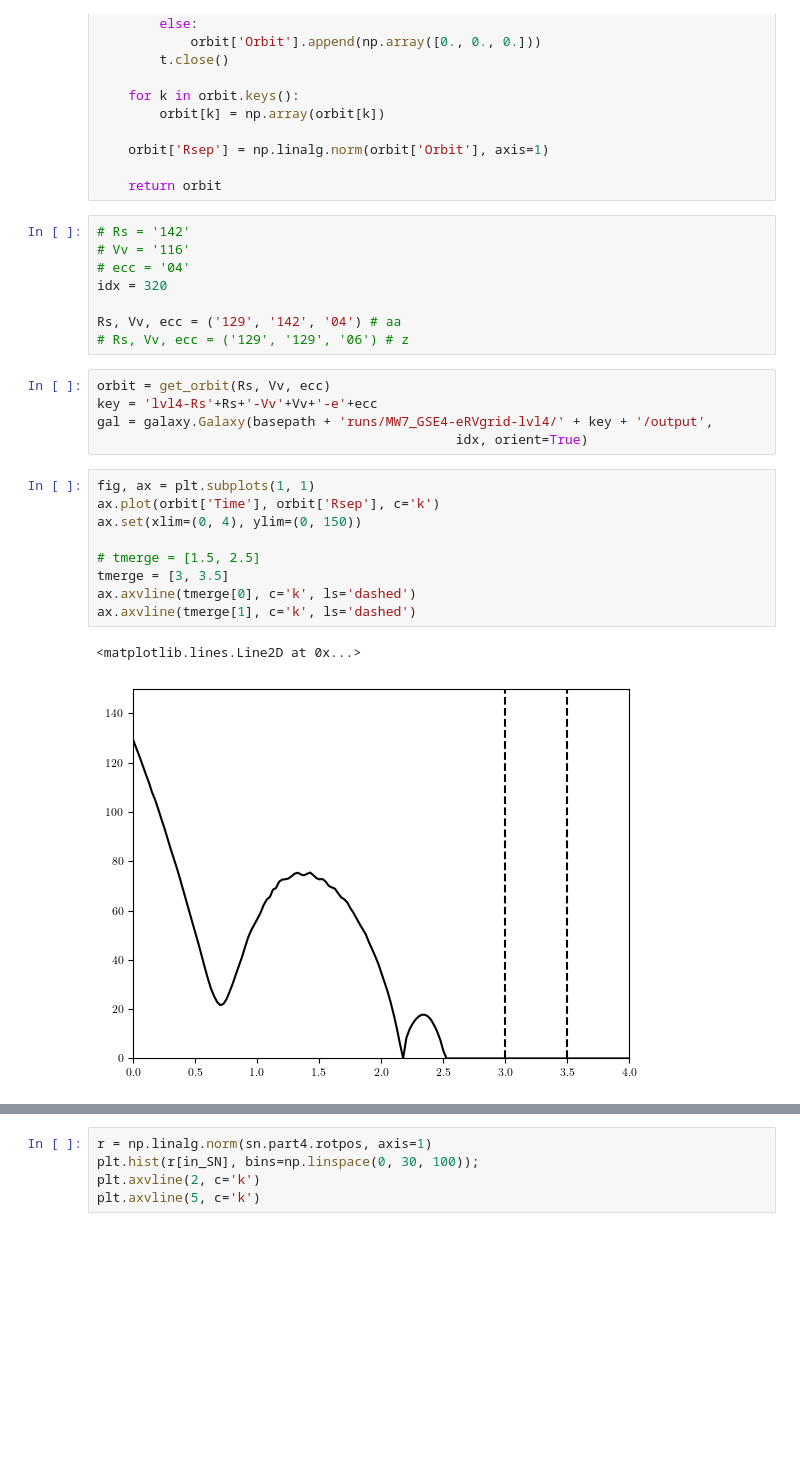
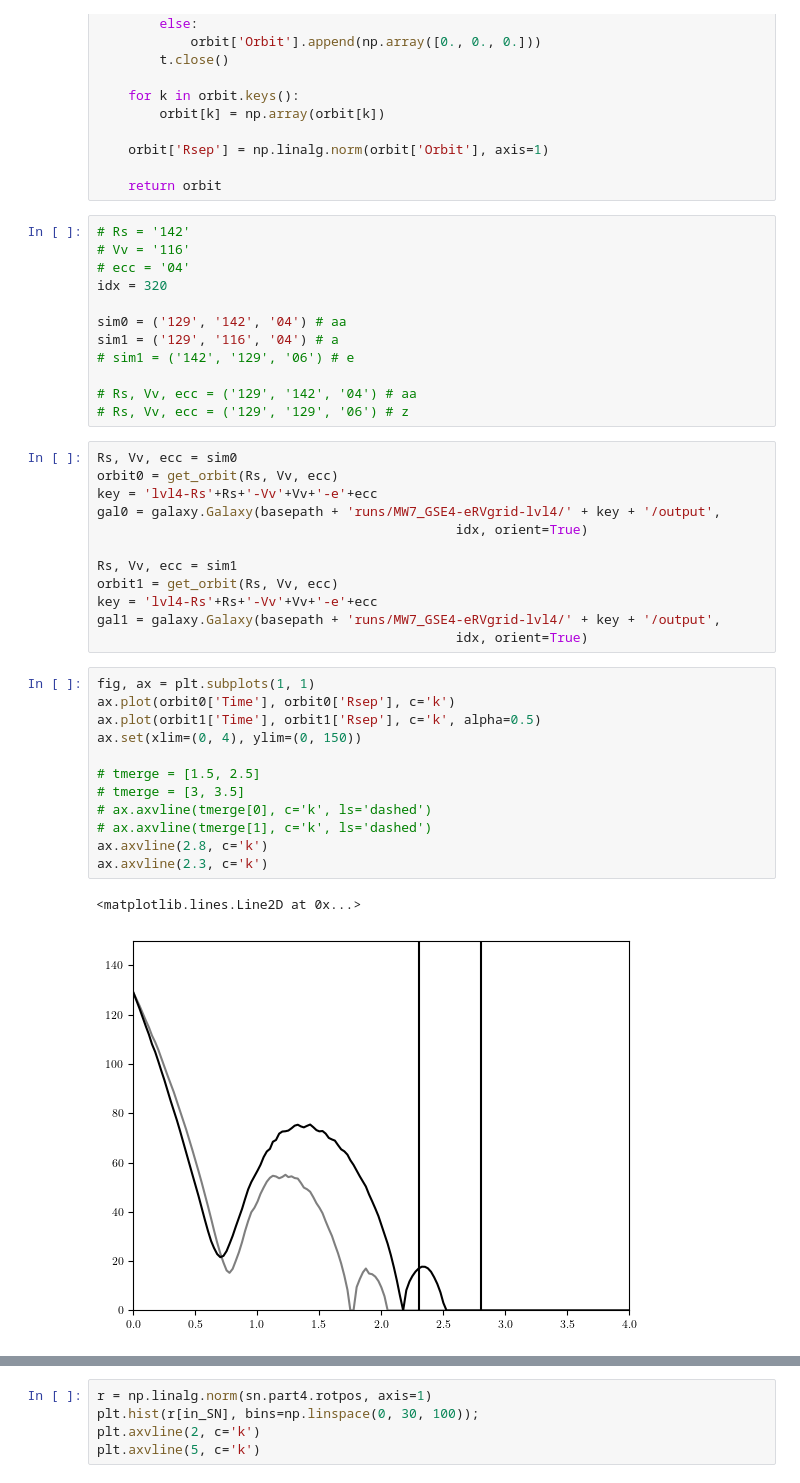
Before and after one commit to gusbeane/GSEgas, a Jupyter notebook: plots/before_after/before_after.ipynb, the cells around one changed output, grey strips where cells are left out. Saved outputs shown, nothing was run; the diff lists cells and outputs as text; blank space fills up the shorter version.

Commit message:
Update figures with new bim/uni

```diff
--- a/plots/before_after/before_after.ipynb
+++ b/plots/before_after/before_after.ipynb
@@ -75,23 +75,37 @@ def get_orbit(Rs, Vv, ecc):
 # ecc = '04'
 idx = 320
 
-Rs, Vv, ecc = ('129', '142', '04') # aa
+sim0 = ('129', '142', '04') # aa
+sim1 = ('129', '116', '04') # a
+# sim1 = ('142', '129', '06') # e
+
+# Rs, Vv, ecc = ('129', '142', '04') # aa
 # Rs, Vv, ecc = ('129', '129', '06') # z
 # %%
-orbit = get_orbit(Rs, Vv, ecc)
+Rs, Vv, ecc = sim0
+orbit0 = get_orbit(Rs, Vv, ecc)
 key = 'lvl4-Rs'+Rs+'-Vv'+Vv+'-e'+ecc
-gal = galaxy.Galaxy(basepath + 'runs/MW7_GSE4-eRVgrid-lvl4/' + key + '/output',
+gal0 = galaxy.Galaxy(basepath + 'runs/MW7_GSE4-eRVgrid-lvl4/' + key + '/output',
                                               idx, orient=True)
+
+Rs, Vv, ecc = sim1
+orbit1 = get_orbit(Rs, Vv, ecc)
+key = 'lvl4-Rs'+Rs+'-Vv'+Vv+'-e'+ecc
+gal1 = galaxy.Galaxy(basepath + 'runs/MW7_GSE4-eRVgrid-lvl4/' + key + '/output',
+                                              idx, orient=True)
 # %%
 fig, ax = plt.subplots(1, 1)
-ax.plot(orbit['Time'], orbit['Rsep'], c='k')
+ax.plot(orbit0['Time'], orbit0['Rsep'], c='k')
+ax.plot(orbit1['Time'], orbit1['Rsep'], c='k', alpha=0.5)
 ax.set(xlim=(0, 4), ylim=(0, 150))
 
 # tmerge = [1.5, 2.5]
-tmerge = [3, 3.5]
-ax.axvline(tmerge[0], c='k', ls='dashed')
-ax.axvline(tmerge[1], c='k', ls='dashed')
+# tmerge = [3, 3.5]
+# ax.axvline(tmerge[0], c='k', ls='dashed')
+# ax.axvline(tmerge[1], c='k', ls='dashed')
+ax.axvline(2.8, c='k')
+ax.axvline(2.3, c='k')
 # %% [output]
 <matplotlib.lines.Line2D at 0x...>
-[figure, old version]
+[figure, new version]
 # %%
```
Also changed, not shown: parts of 9 cells of this notebook, 8 other files.
